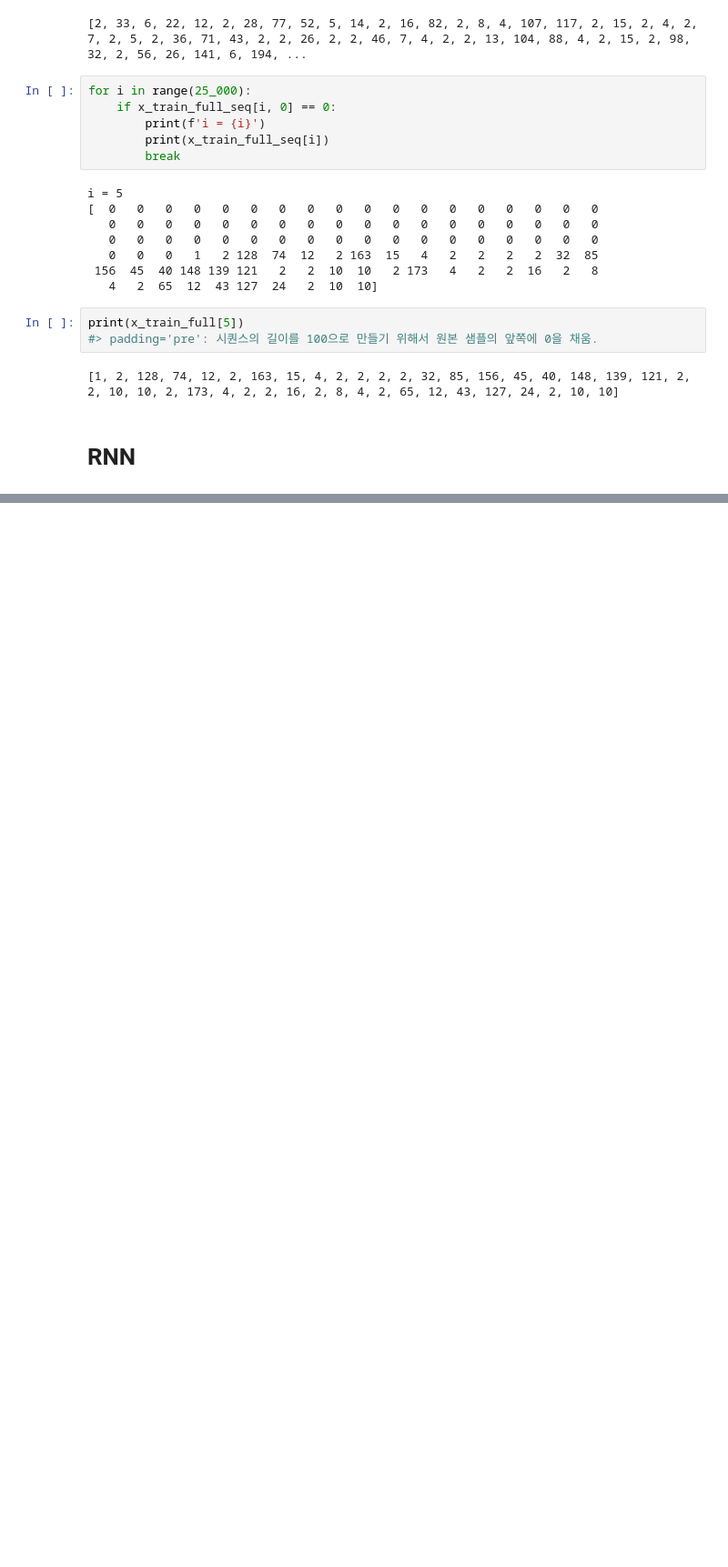
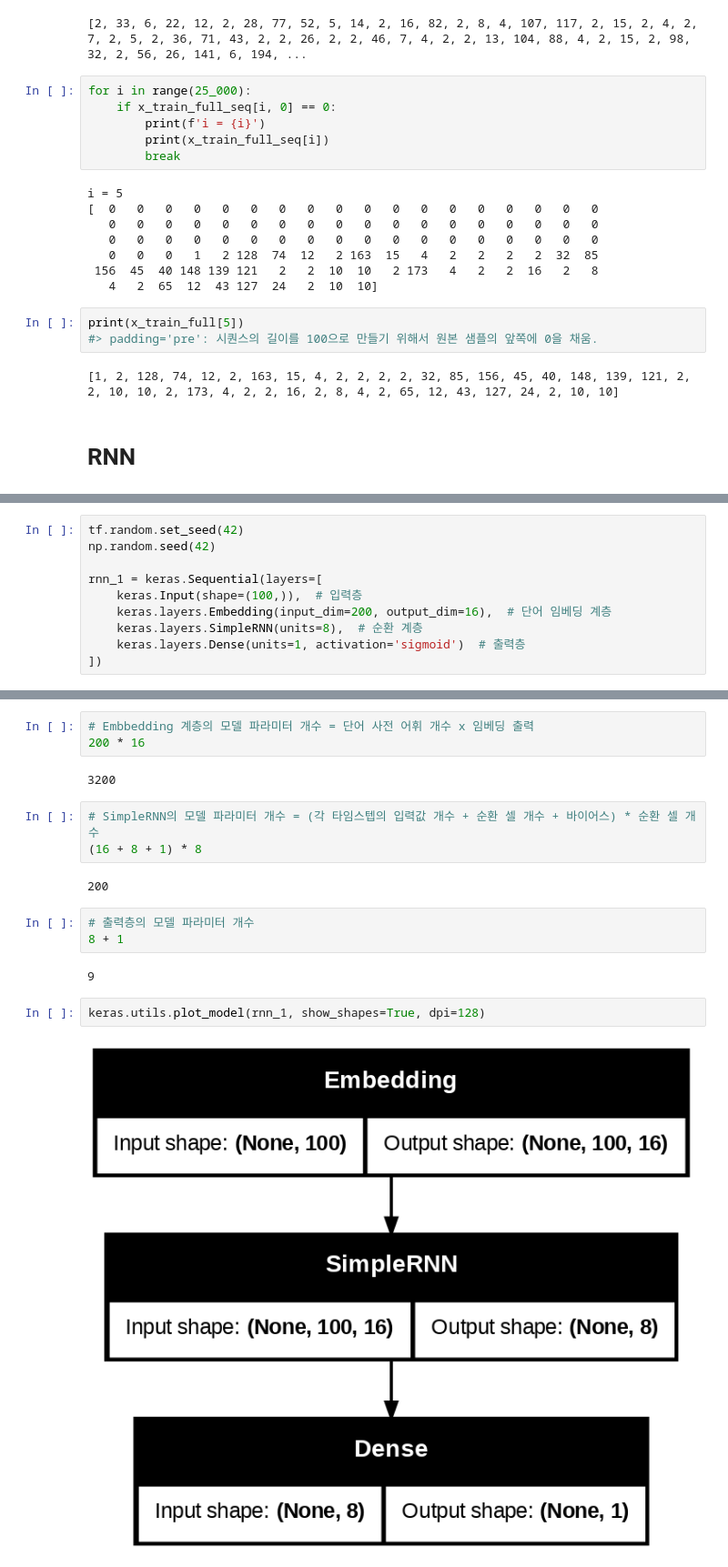
Before and after one commit to JakeOh/202505_BD50, a Jupyter notebook: lab_da/ml20_rnn.ipynb, the cells around one changed output, grey strips where cells are left out. Shown at 91% size. Drawn from its saved outputs; the diff is of its cells as text; blank space fills up the shorter version.

Commit message:
Simple RNN 모델 생성, 컴파일, 훈련, 평가.

```diff
--- a/lab_da/ml20_rnn.ipynb
+++ b/lab_da/ml20_rnn.ipynb
@@ -282,0 +347,10 @@ print(x_train_full[5])
+# %%
+tf.random.set_seed(42)
+np.random.seed(42)
+
+rnn_1 = keras.Sequential(layers=[
+    keras.Input(shape=(100,)),  # 입력층
+    keras.layers.Embedding(input_dim=200, output_dim=16),  # 단어 임베딩 계층
+    keras.layers.SimpleRNN(units=8),  # 순환 계층
+    keras.layers.Dense(units=1, activation='sigmoid')  # 출력층
+])
@@ -282,0 +373,19 @@ print(x_train_full[5])
+# %%
+# Embbedding 계층의 모델 파라미터 개수 = 단어 사전 어휘 개수 x 임베딩 출력
+200 * 16
+# %% [output]
+3200
+# %%
+# SimpleRNN의 모델 파라미터 개수 = (각 타임스텝의 입력값 개수 + 순환 셀 개수 + 바이어스) * 순환 셀 개수
+(16 + 8 + 1) * 8
+# %% [output]
+200
+# %%
+# 출력층의 모델 파라미터 개수
+8 + 1
+# %% [output]
+9
+# %%
+keras.utils.plot_model(rnn_1, show_shapes=True, dpi=128)
+# %% [output]
+[figure, added]
```
Also changed, not shown: parts of 28 cells of this notebook.
